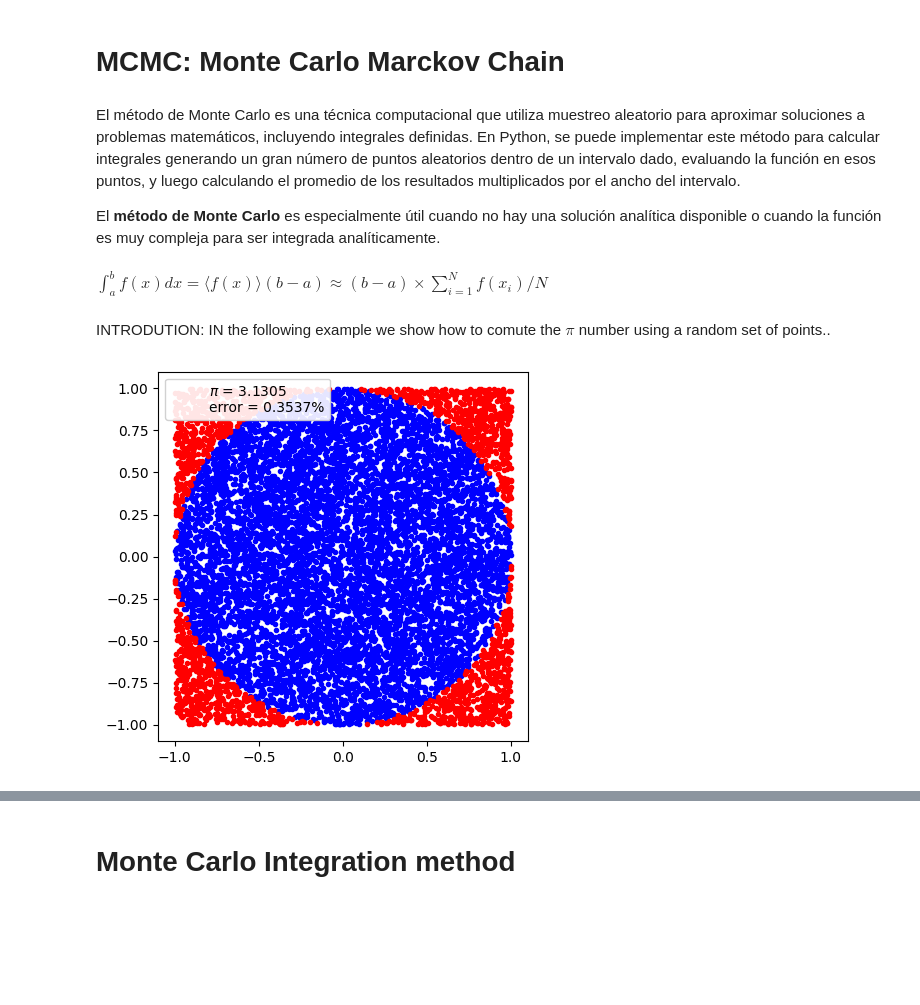
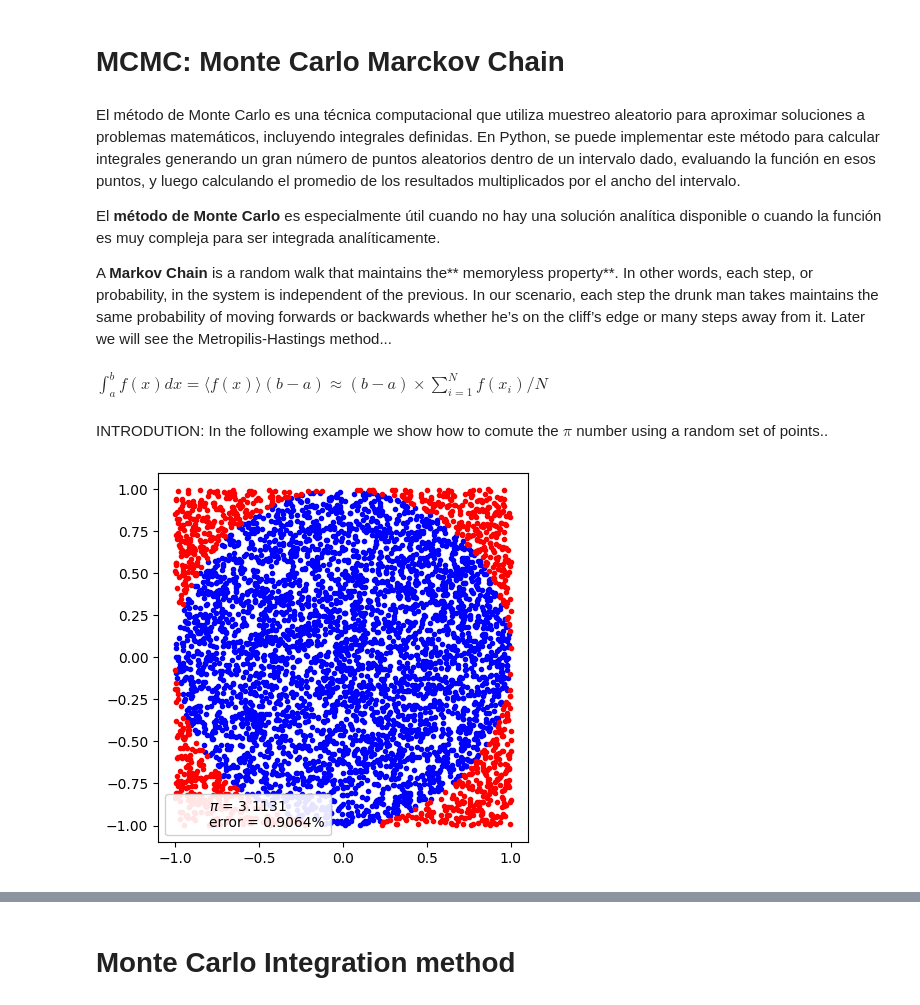
Before and after one commit to anferivera/Programming, a Jupyter notebook: 5_2_Monte_Carlo_integration_Marckov_chain.ipynb, the cells around one changed output, grey strips where cells are left out. Cells and saved outputs as stored; diff of their text form; code cells hidden in the pictures; blank space fills up the shorter version.

```diff
--- a/5_2_Monte_Carlo_integration_Marckov_chain.ipynb
+++ b/5_2_Monte_Carlo_integration_Marckov_chain.ipynb
@@ -6,6 +6,8 @@
 El método de Monte Carlo es una técnica computacional que utiliza muestreo aleatorio para aproximar soluciones a problemas matemáticos, incluyendo integrales definidas. En Python, se puede implementar este método para calcular integrales generando un gran número de puntos aleatorios dentro de un intervalo dado, evaluando la función en esos puntos, y luego calculando el promedio de los resultados multiplicados por el ancho del intervalo.
 
 El **método de Monte Carlo** es especialmente útil cuando no hay una solución analítica disponible o cuando la función es muy compleja para ser integrada analíticamente.
+
+A **Markov Chain** is a random walk that maintains the** memoryless property**. In other words, each step, or probability, in the system is independent of the previous. In our scenario, each step the drunk man takes maintains the same probability of moving forwards or backwards whether he’s on the cliff’s edge or many steps away from it. Later we will see the Metropilis-Hastings method...
 # %% [markdown]
 $\int_a^b f(x) dx = \langle f(x) \rangle (b-a) \approx (b-a)\times \sum_{i=1}^N f(x_i)/N$
 # %%
@@ -15,39 +18,39 @@ import math
 # %% [markdown]
-INTRODUTION: IN the following example we show how to comute the $\pi$ number using a random set of points..
+INTRODUTION: In the following example we show how to comute the $\pi$ number using a random set of points..
 # %%
-N=10000
+N=5000
 xmenor=[]
 ymenor=[]
 xmayor=[]
 ymayor=[]
 k=0
 
 x, y = np.random.uniform(-1, 1, size=(2, N))
 
 for i in range(N):
 
   if x[i]**2+y[i]**2 <= 1:
     xmenor.append(x[i])
     ymenor.append(y[i])
 
     #Radio sqared
     k += x[i]**2+y[i]**2
 
   else:
     xmayor.append(x[i])
     ymayor.append(y[i])
 #Pi value
 pi = k*8/N
 error = abs((pi - np.pi) / np.pi) * 100
 
 plt.plot(xmenor, ymenor, 'b.')
 plt.plot(xmayor, ymayor, 'r.')
 plt.plot(0, 0, label='$\pi$ = {:4.4f}\nerror = {:4.4f}%'.format(pi,error), alpha=0)
 plt.axis('square')
 plt.legend(frameon=True, framealpha=0.9, fontsize=10)
 plt.show()
 # %% [output]
-[figure, old version]
+[figure, new version]
 # %%
 # Ejemplo: Aproximando el valor de pi - área de un círculo de radio = 1.
 
```
Also changed, not shown: parts of 12 cells of this notebook.
